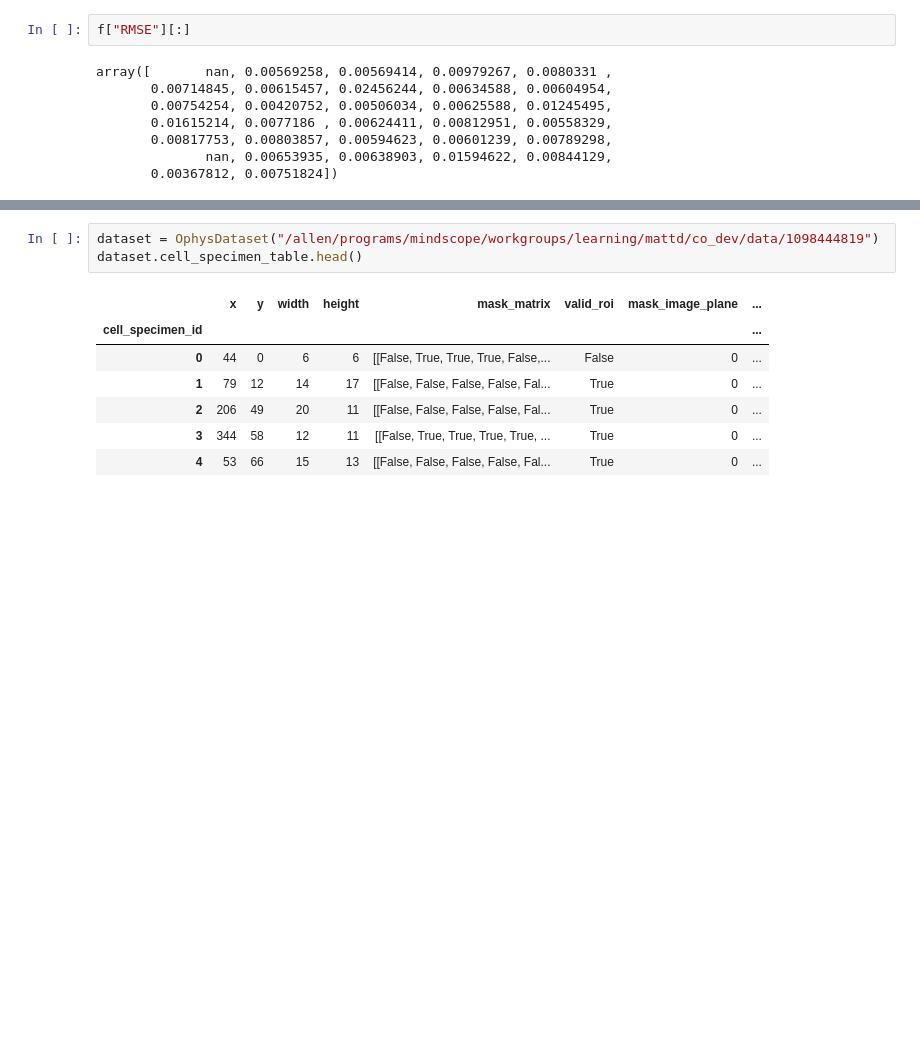
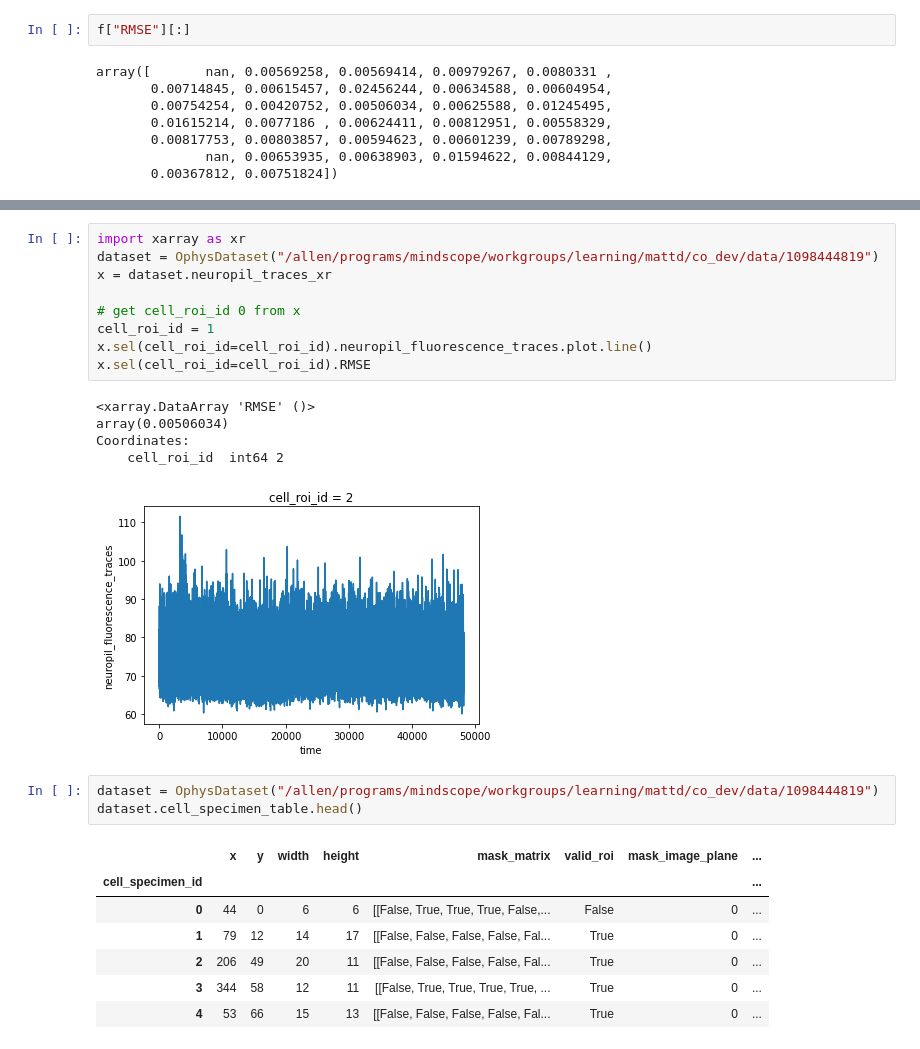
Before and after one commit to AllenNeuralDynamics/lamf-analysis, a Jupyter notebook: ophys-mfish-dev/notebooks/GOO-demo.ipynb, the cells around one changed output, grey strips where cells are left out. Drawn from its saved outputs; the diff is of its cells as text; blank space fills up the shorter version.

```diff
--- a/ophys-mfish-dev/notebooks/GOO-demo.ipynb
+++ b/ophys-mfish-dev/notebooks/GOO-demo.ipynb
@@ -55,3 +55,18 @@ dataset.neuropil_traces
+# %%
+import xarray as xr
+dataset = OphysDataset("/allen/programs/mindscope/workgroups/learning/mattd/co_dev/data/1098444819")
+x = dataset.neuropil_traces_xr
+
+# get cell_roi_id 0 from x
+cell_roi_id = 1
+x.sel(cell_roi_id=cell_roi_id).neuropil_fluorescence_traces.plot.line()
+x.sel(cell_roi_id=cell_roi_id).RMSE
+# %% [output]
+<xarray.DataArray 'RMSE' ()>
+array(0.00506034)
+Coordinates:
+    cell_roi_id  int64 2
+[figure, added]
 # %%
 dataset = OphysDataset("/allen/programs/mindscope/workgroups/learning/mattd/co_dev/data/1098444819")
 dataset.cell_specimen_table.head()
```
Also changed, not shown: parts of 1 cell of this notebook, 2 other files.
